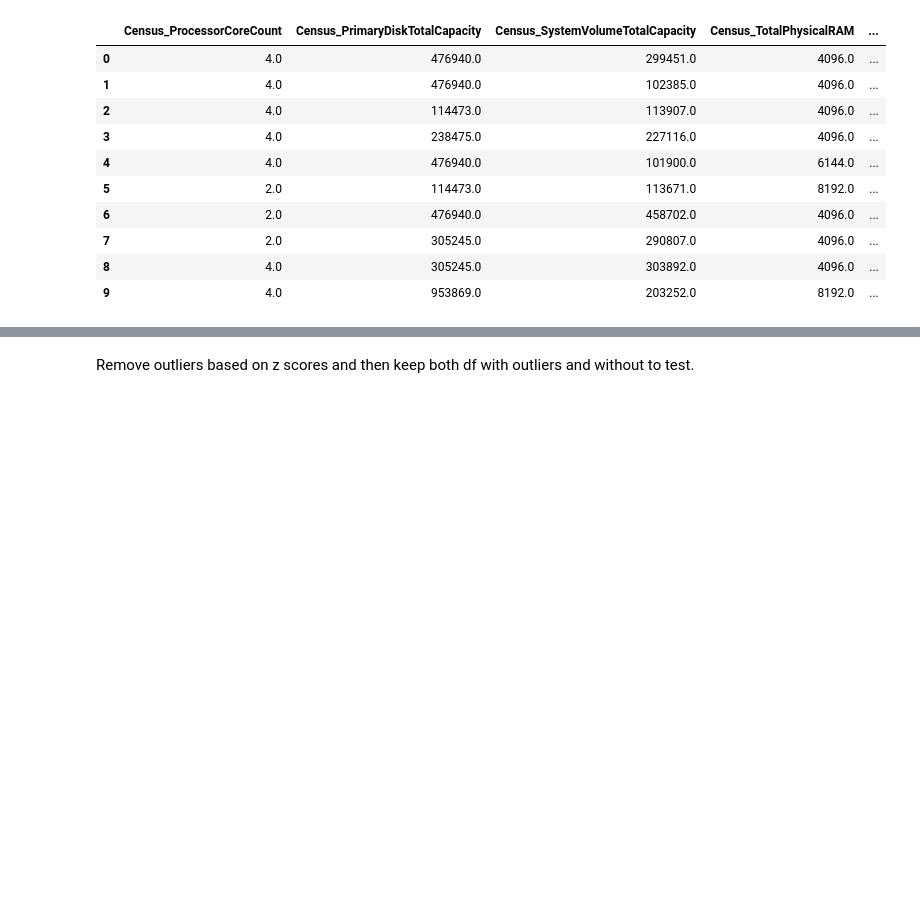
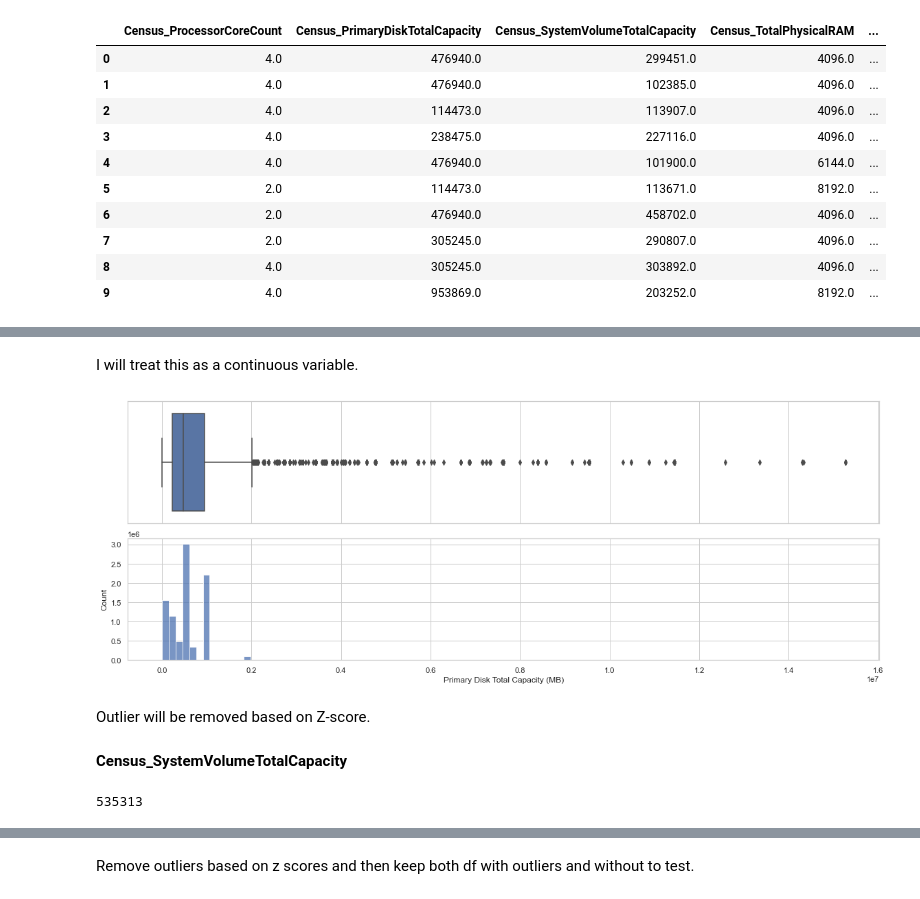
Before and after one commit to marco-riva/Capstone_2, a Jupyter notebook: notebooks/EDA.ipynb, the cells around one changed output, grey strips where cells are left out. Cells and saved outputs as stored; diff of their text form; code cells hidden in the pictures; blank space fills up the shorter version.

```diff
--- a/notebooks/EDA.ipynb
+++ b/notebooks/EDA.ipynb
@@ -134,0 +202,2 @@ plt.xlabel('Diagonal Display Size (in)');
+# %%
+df['Census_ProcessorCoreCount'] = df['Census_ProcessorCoreCount'].astype('category')
@@ -134,0 +230,8 @@ plt.xlabel('Diagonal Display Size (in)');
+# %% [markdown]
+I will treat this as a continuous variable.
+# %%
+cont_var_subplots('Census_PrimaryDiskTotalCapacity', df, 'Primary Disk Total Capacity (MB)')
+# %% [output]
+[figure, added]
+# %% [markdown]
+Outlier will be removed based on Z-score.
@@ -134,0 +240,6 @@ plt.xlabel('Diagonal Display Size (in)');
+# %% [markdown]
+**Census_SystemVolumeTotalCapacity**
+# %%
+df.Census_SystemVolumeTotalCapacity.nunique()
+# %% [output]
+535313
```
Also changed, not shown: parts of 89 cells of this notebook.
